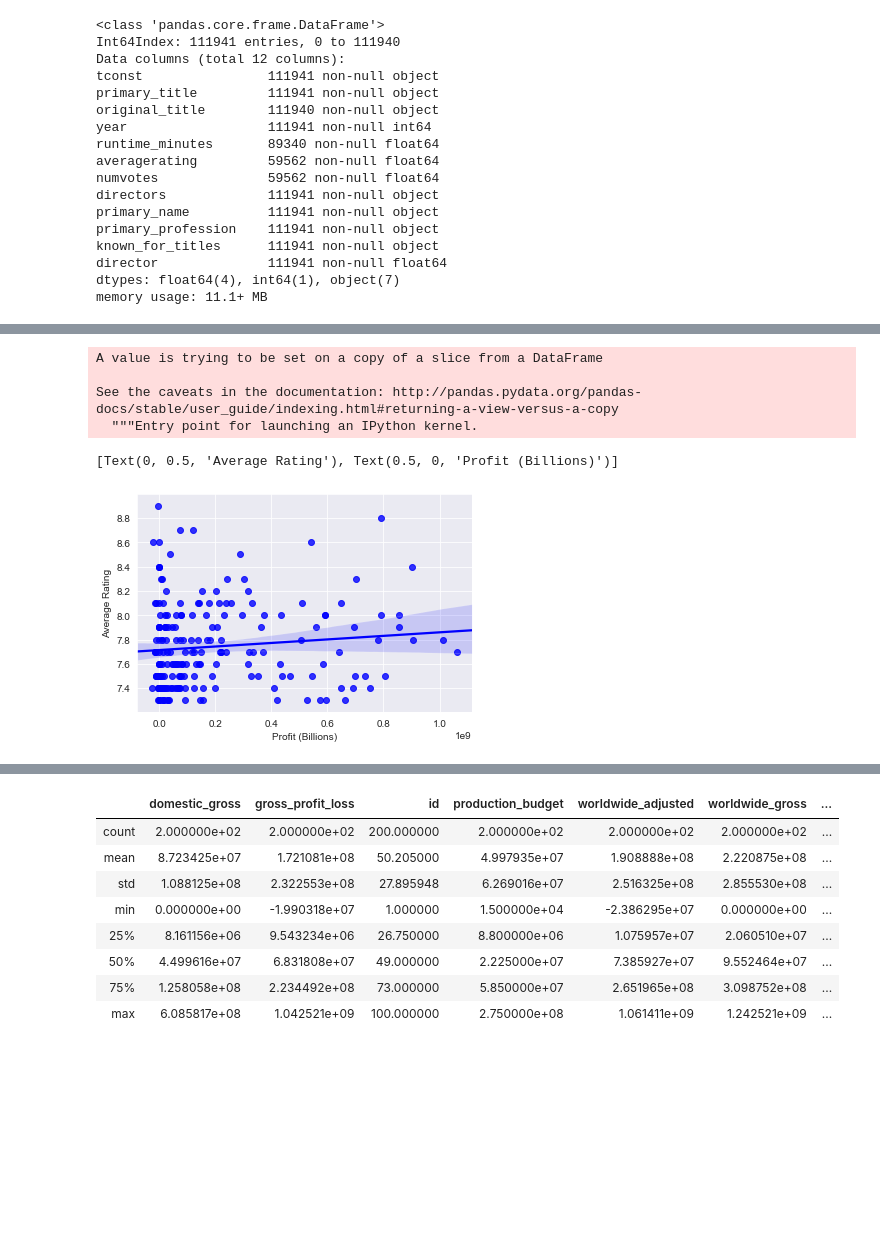
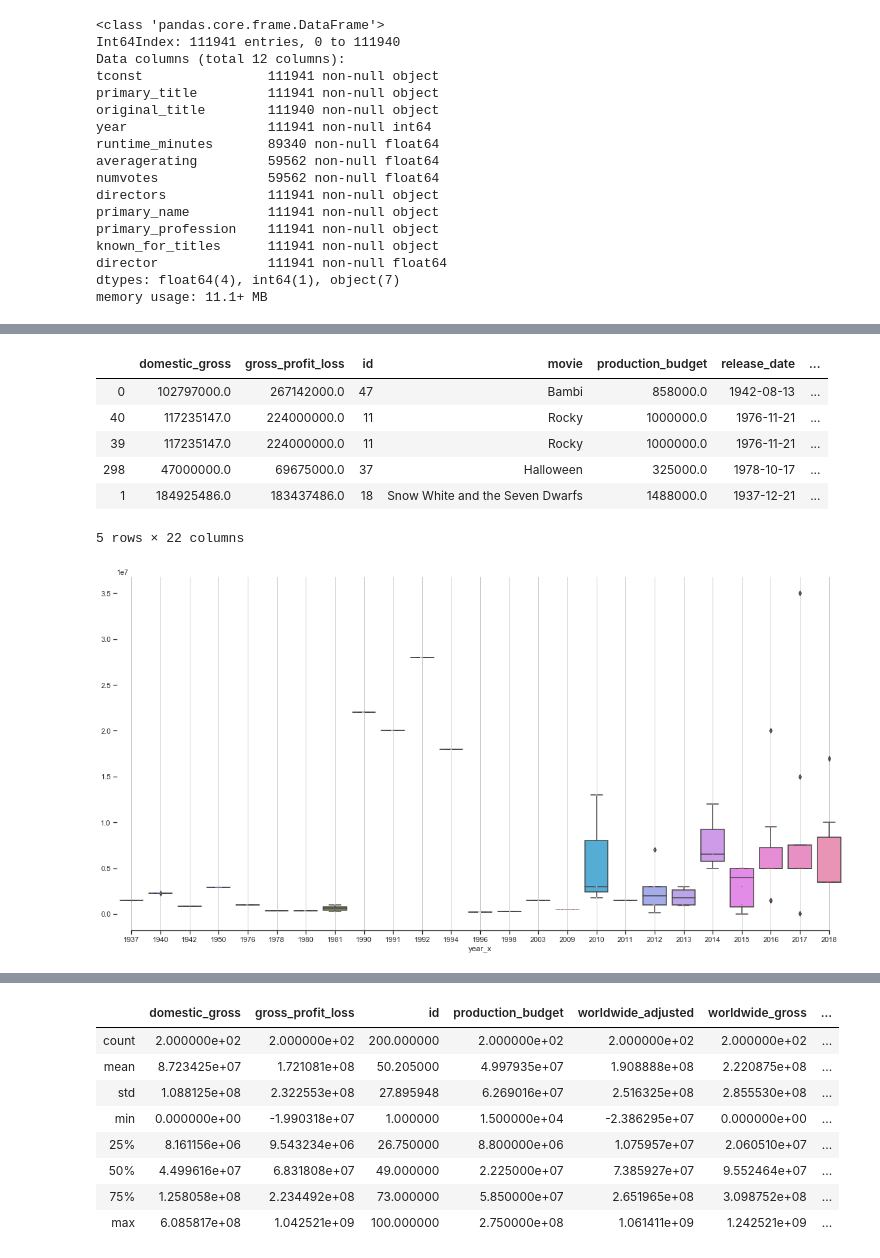
Before and after one commit to gjwilson9/dsc-mod-1-project-v2-1-onl01-dtsc-ft-012120, a Jupyter notebook: student.ipynb, the cells around one changed output, grey strips where cells are left out. Cells and saved outputs as stored; diff of their text form; code cells hidden in the pictures; blank space fills up the shorter version.

```diff
--- a/student.ipynb
+++ b/student.ipynb
@@ -1476,7 +1556,11 @@ rating_profit = movie_fin_df.dropna()
 # %%
-rating_profit.sort_values(by='averagerating', ascending=False, inplace=True)
+movie_fin_df.sort_values(by='ROI', ascending=False, inplace=True)
+movie_fin_df.head()
 # %% [output]
+|  | domestic_gross | gross_profit_loss | id | movie | production_budget | release_date | ... |
+| 0 | 102797000.0 | 267142000.0 | 47 | Bambi | 858000.0 | 1942-08-13 | ... |
+| 40 | 117235147.0 | 224000000.0 | 11 | Rocky | 1000000.0 | 1976-11-21 | ... |
+| 39 | 117235147.0 | 224000000.0 | 11 | Rocky | 1000000.0 | 1976-11-21 | ... |
+| 298 | 47000000.0 | 69675000.0 | 37 | Halloween | 325000.0 | 1978-10-17 | ... |
+| 1 | 184925486.0 | 183437486.0 | 18 | Snow White and the Seven Dwarfs | 1488000.0 | 1937-12-21 | ... |
-A value is trying to be set on a copy of a slice from a DataFrame
-
-See the caveats in the documentation: http://pandas.pydata.org/pandas-docs/stable/user_guide/indexing.html#returning-a-view-versus-a-copy
-  """Entry point for launching an IPython kernel.
+5 rows × 22 columns
@@ -1485,8 +1567,19 @@ top_200_rated = rating_profit[:200]
-# %%
-sns.set_style('darkgrid')
-regplot = sns.regplot(x='worldwide_adjusted', y='averagerating',
-                      data=top_200_rated, color='blue')
-regplot.set(xlabel = 'Profit (Billions)', ylabel = 'Average Rating')
-# %% [output]
-[Text(0, 0.5, 'Average Rating'), Text(0.5, 0, 'Profit (Billions)')]
-[figure, removed]
+# %%
+top_100_ROI = movie_fin_df[:100]
+# %%
+sns.set(style='ticks')
+
+f, ax = plt.subplots(figsize=(20, 10))
+
+sns.boxplot(x= 'year_x', y = 'production_budget', data = top_100_ROI)
+
+sns.swarmplot(x= 'year_x', y = 'production_budget', data = top_100_ROI,
+             size=2, color='.3', palette='vlag')
+
+
+ax.xaxis.grid(True)
+sns.set_style('darkgrid')
+ax.set(ylabel='')
+sns.despine(trim=True, left=True)
+# %% [output]
+[figure, added]
```
Also changed, not shown: parts of 42 cells of this notebook, 1 other file.
